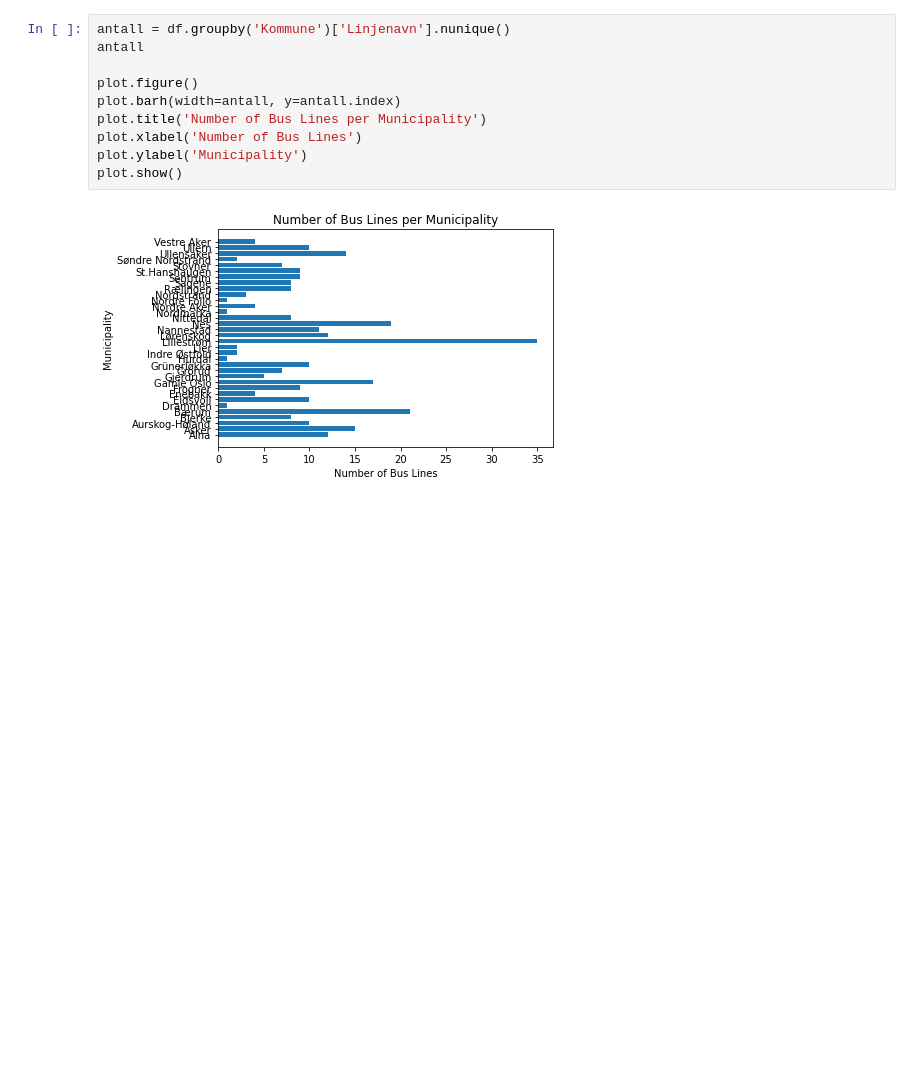
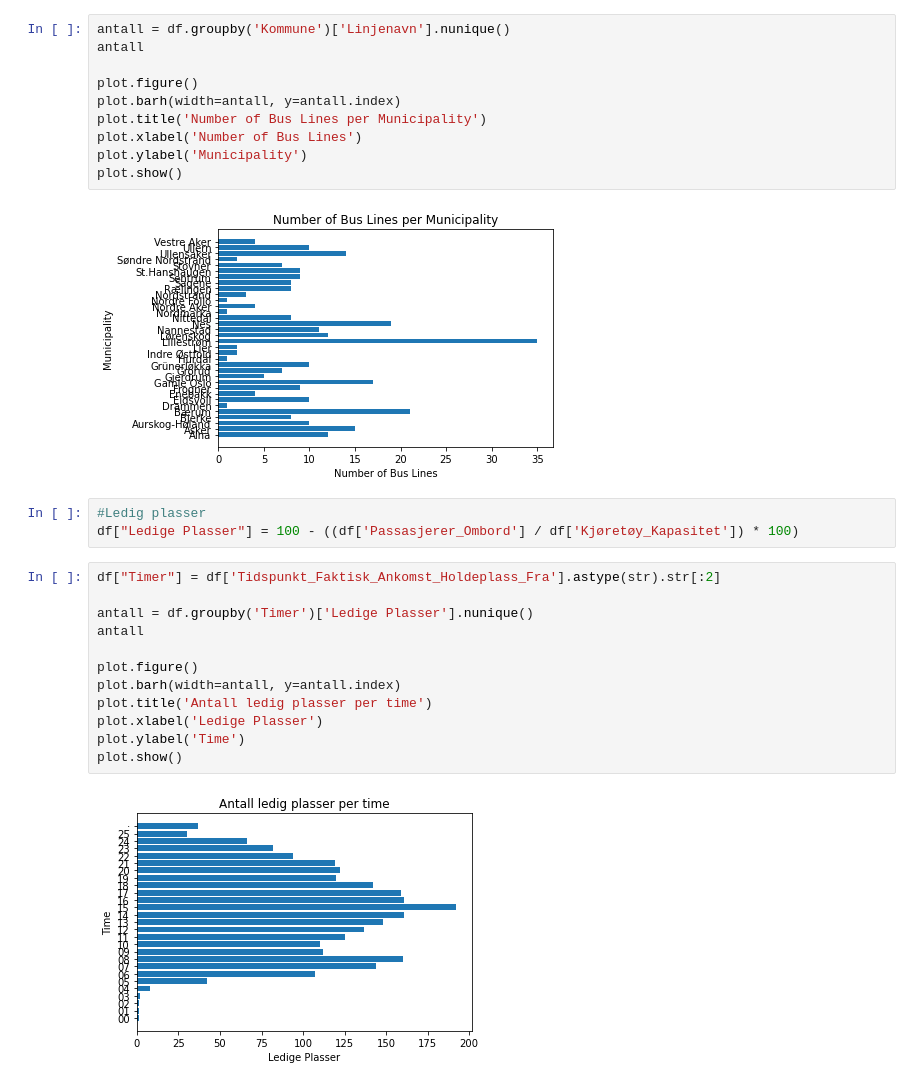
Before and after one commit to AliAnsar123/Assignment-1-DAVE3625, a Jupyter notebook: Assignment 1.ipynb, the cells around one changed output. Drawn from its saved outputs; the diff is of its cells as text; blank space fills up the shorter version.

```diff
--- a/Assignment 1.ipynb
+++ b/Assignment 1.ipynb
@@ -28,3 +41,20 @@ plot.ylabel('Municipality')
 plot.show()
 # %% [output]
 [figure]
+# %%
+#Ledig plasser
+df["Ledige Plasser"] = 100 - ((df['Passasjerer_Ombord'] / df['Kjøretøy_Kapasitet']) * 100)
+# %%
+df["Timer"] = df['Tidspunkt_Faktisk_Ankomst_Holdeplass_Fra'].astype(str).str[:2]
+
+antall = df.groupby('Timer')['Ledige Plasser'].nunique()
+antall
+
+plot.figure()
+plot.barh(width=antall, y=antall.index)
+plot.title('Antall ledig plasser per time')
+plot.xlabel('Ledige Plasser')
+plot.ylabel('Time')
+plot.show()
+# %% [output]
+[figure, added]
```
Also changed, not shown: parts of 1 cell of this notebook.
